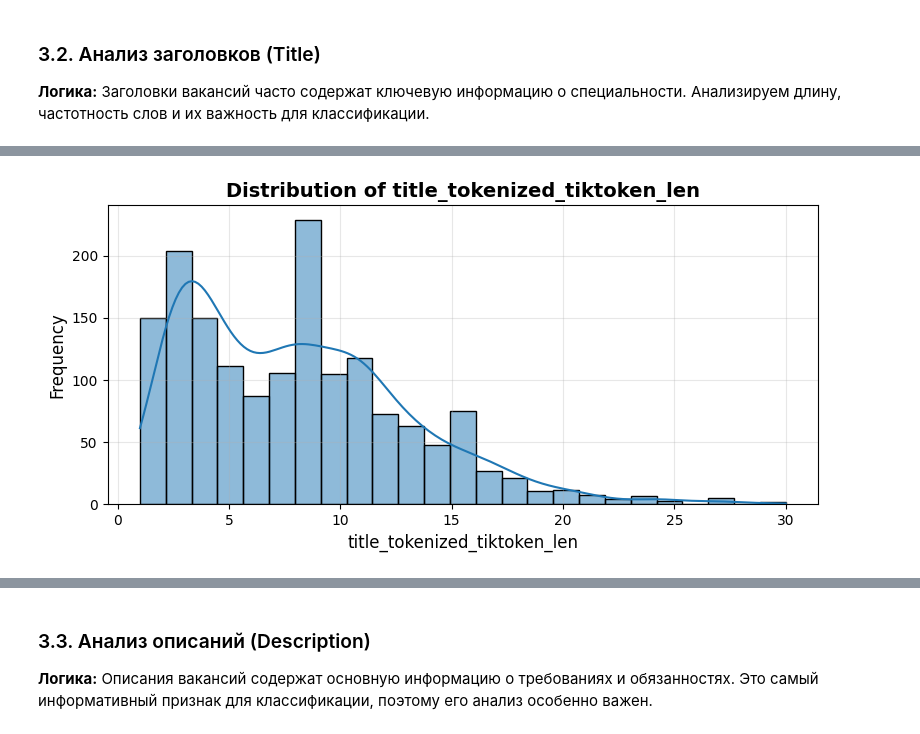
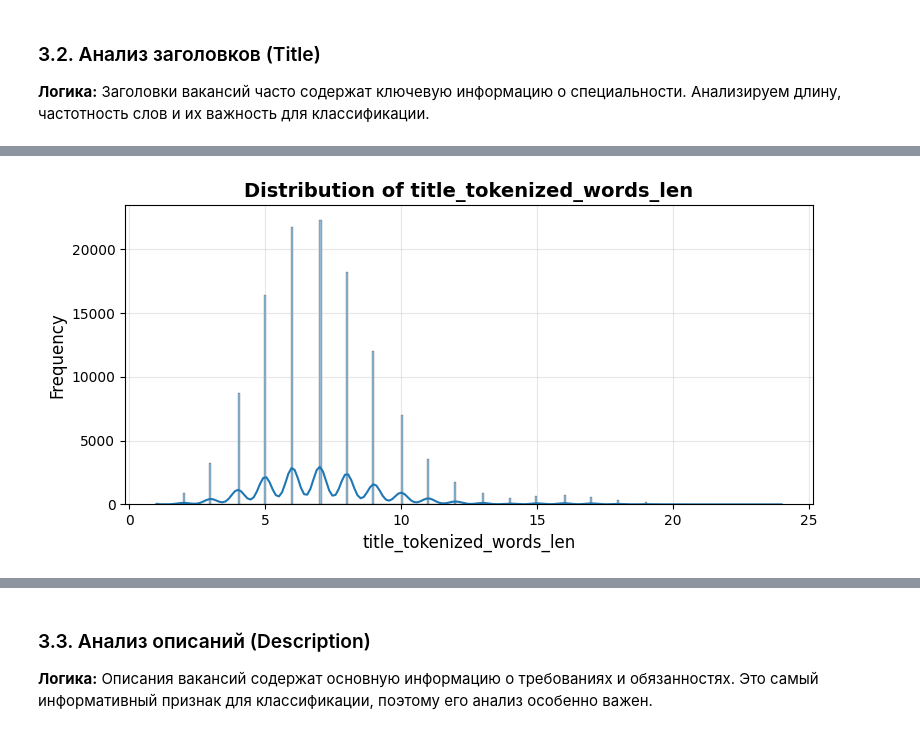
Before and after one commit to nikitosik258/News_classification, a Jupyter notebook: eda.ipynb, the cells around one changed output, grey strips where cells are left out. Drawn from its saved outputs; the diff is of its cells as text; code cells hidden in the pictures.

```diff
--- a/eda.ipynb
+++ b/eda.ipynb
@@ -142,7 +199,7 @@ Name: count, dtype: int64
 # %%
 # Создаем признак длины заголовка в символах
 # Длина текста может быть важным признаком для классификации
-df_EDA['title_char_length'] = df_EDA['title'].str.len()
+df_EDA['title_char_length'] = df_EDA['Title'].str.len()
 # %%
 # Статистическое описание длины заголовков
 # Видим среднюю, минимальную, максимальную длину и квартили
@@ -166,8 +223,17 @@ plot_hist_numeric(df_EDA, 'title_char_length')
-# %%
-# Токенизация заголовков с помощью tiktoken (токенизатор GPT)
-# Tiktoken лучше работает с техническими терминами, чем стандартные токенизаторы
-df_EDA['title_tokenized_tiktoken'] = df_EDA['title'].apply(tokenize_tiktoken)
-df_EDA['title_tokenized_tiktoken_len'] = df_EDA['title_tokenized_tiktoken'].apply(len)
+# %%
+def tokenize_words(text: str):
+    if not isinstance(text, str):
+        return []
+    text = text.lower()
+    text = re.sub(r"[^a-z0-9\s]", " ", text)  # убираем пунктуацию
+    text = re.sub(r"\s+", " ", text).strip()
+    return text.split()
+# %%
+# Токенизация заголовков
+df_EDA['title_tokenized_words'] = df_EDA['Title'].apply(tokenize_words)
+
+# Длина заголовка в словах
+df_EDA['title_tokenized_words_len'] = df_EDA['title_tokenized_words'].apply(len)
 # %%
 # Подсчет частотности токенов в заголовках
 # Удаляем стоп-слова и пунктуацию, приводим к нижнему регистру для корректного подсчета
@@ -204,9 +270,9 @@ plot_wordcloud(
 # %%
 # Распределение количества токенов в заголовках
 # Помогает понять, сколько слов в среднем содержит заголовок
-plot_hist_numeric(df_EDA, 'title_tokenized_tiktoken_len')
+plot_hist_numeric(df_EDA, 'title_tokenized_words_len')
 # %% [output]
-[figure, old version]
+[figure, new version]
 # %%
 # Очистка токенов: удаляем стоп-слова и знаки пунктуации
 # Это подготовка для анализа важности токенов для классификации
```
Also changed, not shown: parts of 40 cells of this notebook.
